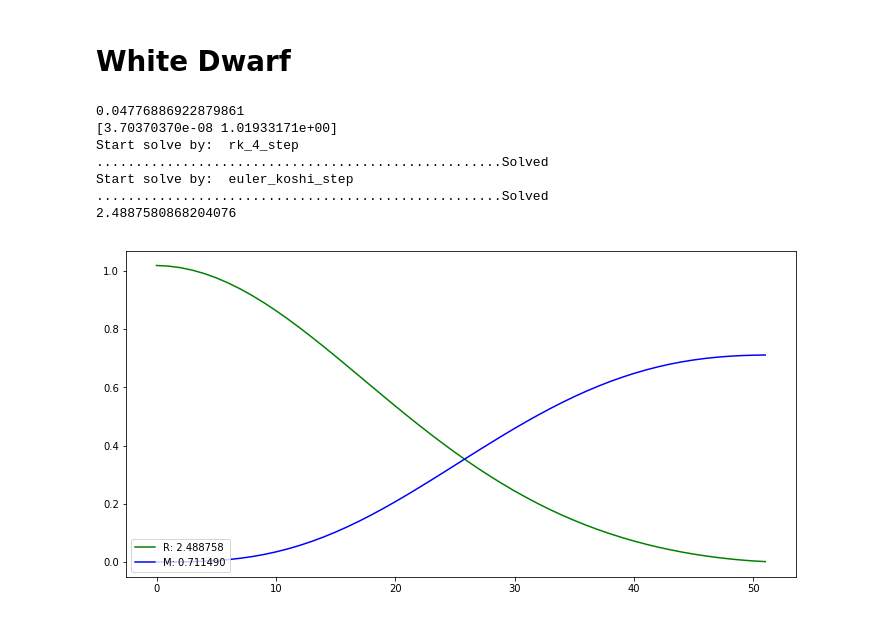
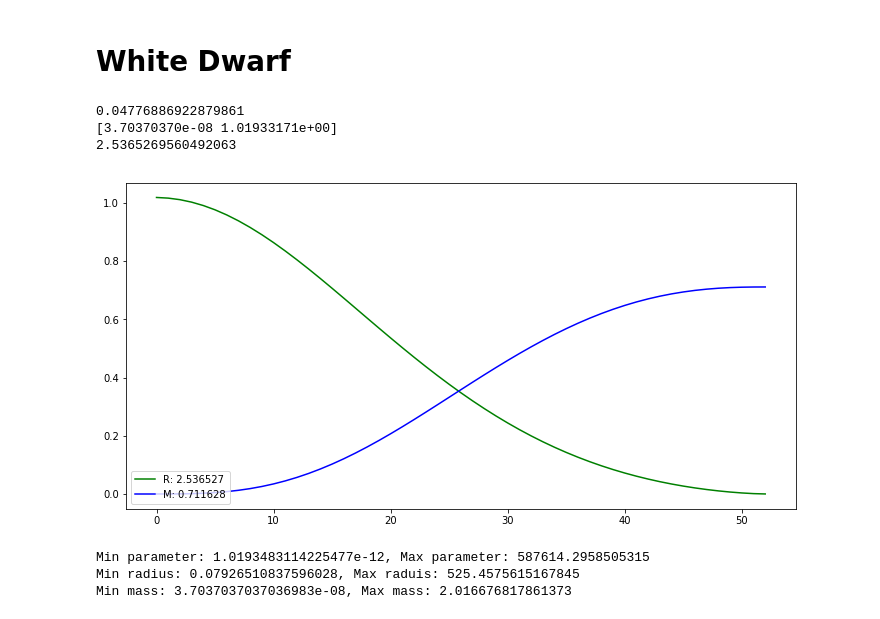
Before and after one commit to Kolsha/data_processing, a Jupyter notebook: 7task.ipynb, the cells around one changed output. Saved outputs shown, nothing was run; the diff lists cells and outputs as text; code cells hidden in the pictures.

```diff
--- a/7task.ipynb
+++ b/7task.ipynb
@@ -64,11 +64,11 @@ def rk_4_step(dt, t, y, funcs):
 # %%
 def psi(p):
     #print(p)
-#    if p <= 0.0 or np.isnan(p) or np.isinf(p):
-#        return np.inf
+    if p <= 0.0 or np.isnan(p) or np.isinf(p):
+        return np.inf
     x = np.power(p, 2.0/float(3.0), dtype=np.float64)
 #    if np.isnan(x):
-#        print("here", p)
+#        return np.inf
     #x2 = np.power(x, 2)
     return x / 3.0 / np.sqrt(1 + x)
 
@@ -94,36 +94,32 @@ r0 = dr / float(10.0)
 
 P0 = Pc - 1.0/float(6.0) * np.power(Pc * r0, 2) / psi(Pc)
 
 m0 = Pc/float(3.0) * np.power(r0, 3)
 
 y0 = np.array([m0, P0], dtype=np.float64)
 
 print(y0)
 
 R_rk4, result_rk4 = solver(rk_4_step, r0, y0, funcs=funcs, dt=dr)
 
 R_euler, result_ek = solver(euler_koshi_step, r0, y0, funcs=funcs, dt=dr)
 
 #print(np.array(result_rk4) - np.array(result_ek[:-1]))
 #print(result_ek, "\n\n", result_rk4)
 
 print(R_rk4)
 
 plt.figure(figsize=(12, 6))
 plt.plot(range(len(result_rk4[:,1])), result_rk4[:,1], color='green', label='R: {:f}'.format(R_rk4))
 plt.plot(range(len(result_rk4[:,0])), result_rk4[:,0], color='blue', label='M: {:f}'.format(result_rk4[-1,0]))
 
 #plt.plot(result_ek[:,0], result_ek[:,1], color='orange', label='P/m euler: {:f}'.format(R_euler))
 
 #plt.plot(rk4_res_x, rk4_res_y, color='green', label='rk_4_step')
 plt.legend(loc="lower left")
 plt.show()
 # %% [output]
 0.04776886922879861
 [3.70370370e-08 1.01933171e+00]
-Start solve by:  rk_4_step
-....................................................Solved
-Start solve by:  euler_koshi_step
-....................................................Solved
-2.4887580868204076
+2.5365269560492063
-[figure, old version]
+[figure, new version]
@@ -129,0 +156,16 @@ Start solve by:  euler_koshi_step
+# %%
+dimensionless_center_density_array = 1e-6*np.exp(np.arange(60)*0.6931471806) / float(po0)
+
+radius_array, mass_array, density_array = compute_dwarfs(dimensionless_center_density_array)
+
+po = dimensionless_center_density_array
+m = np.array(mass_array)
+r = np.array(radius_array)#[::-1]
+
+print("Min parameter: {}, Max parameter: {}".format(np.min(po), np.max(po)))
+print("Min radius: {}, Max raduis: {}".format(np.min(r), np.max(r)))
+print("Min mass: {}, Max mass: {}".format(np.min(m), np.max(m)))
+# %% [output]
+Min parameter: 1.0193483114225477e-12, Max parameter: 587614.2958505315
+Min radius: 0.07926510837596028, Max raduis: 525.4575615167845
+Min mass: 3.7037037037036983e-08, Max mass: 2.016676817861373
```
Also changed, not shown: parts of 3 cells of this notebook.
